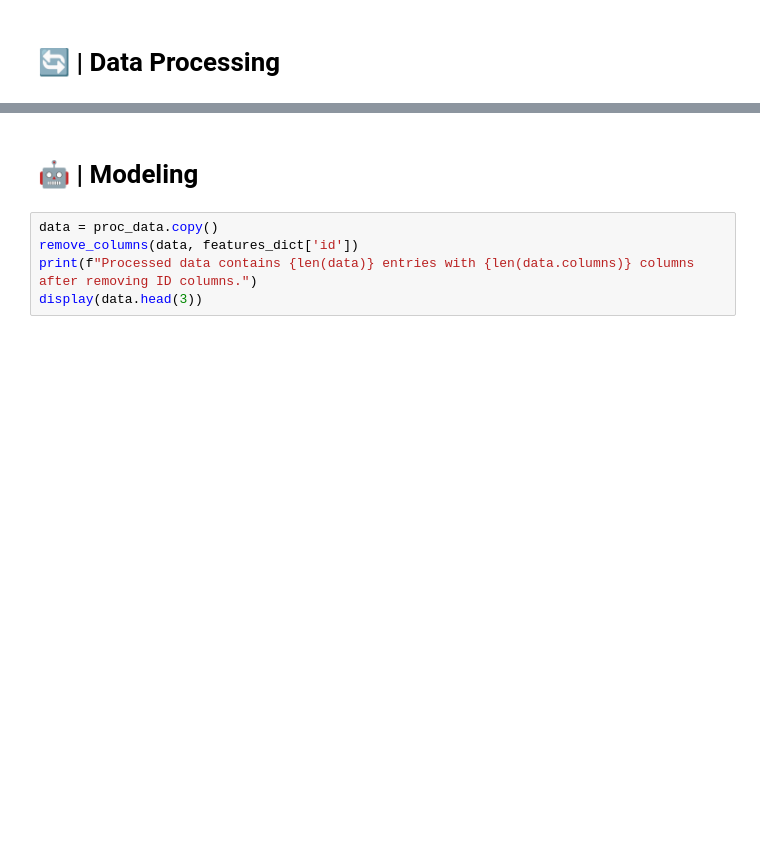
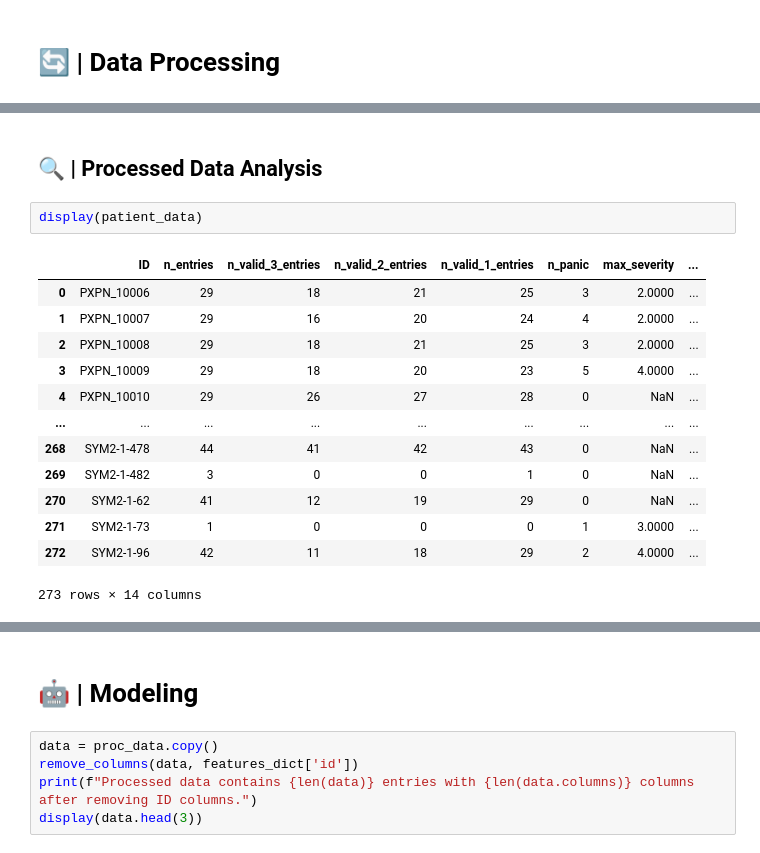
Before and after one commit to cyshin971/Panic-Project-DHLAB, a Jupyter notebook: cys/severity_multiclass_pycaret.ipynb, the cells around one changed output, grey strips where cells are left out. Saved outputs shown, nothing was run; the diff lists cells and outputs as text; blank space fills up the shorter version.

```diff
--- a/cys/severity_multiclass_pycaret.ipynb
+++ b/cys/severity_multiclass_pycaret.ipynb
@@ -209,0 +281,18 @@ save_as_csv(proc_data, OUTPUT_PATH, f'panic_severity_multi_proc_data_{dbp_param}
+# %% [markdown]
+## 🔍 | Processed Data Analysis
+# %%
+display(patient_data)
+# %% [output]
+|  | ID | n_entries | n_valid_3_entries | n_valid_2_entries | n_valid_1_entries | n_panic | max_severity | ... |
+| 0 | PXPN_10006 | 29 | 18 | 21 | 25 | 3 | 2.0000 | ... |
+| 1 | PXPN_10007 | 29 | 16 | 20 | 24 | 4 | 2.0000 | ... |
+| 2 | PXPN_10008 | 29 | 18 | 21 | 25 | 3 | 2.0000 | ... |
+| 3 | PXPN_10009 | 29 | 18 | 20 | 23 | 5 | 4.0000 | ... |
+| 4 | PXPN_10010 | 29 | 26 | 27 | 28 | 0 | NaN | ... |
+| ... | ... | ... | ... | ... | ... | ... | ... | ... |
+| 268 | SYM2-1-478 | 44 | 41 | 42 | 43 | 0 | NaN | ... |
+| 269 | SYM2-1-482 | 3 | 0 | 0 | 1 | 0 | NaN | ... |
+| 270 | SYM2-1-62 | 41 | 12 | 19 | 29 | 0 | NaN | ... |
+| 271 | SYM2-1-73 | 1 | 0 | 0 | 0 | 1 | 3.0000 | ... |
+| 272 | SYM2-1-96 | 42 | 11 | 18 | 29 | 2 | 4.0000 | ... |
+273 rows × 14 columns
```
Also changed, not shown: parts of 23 cells of this notebook, 2 other files.
